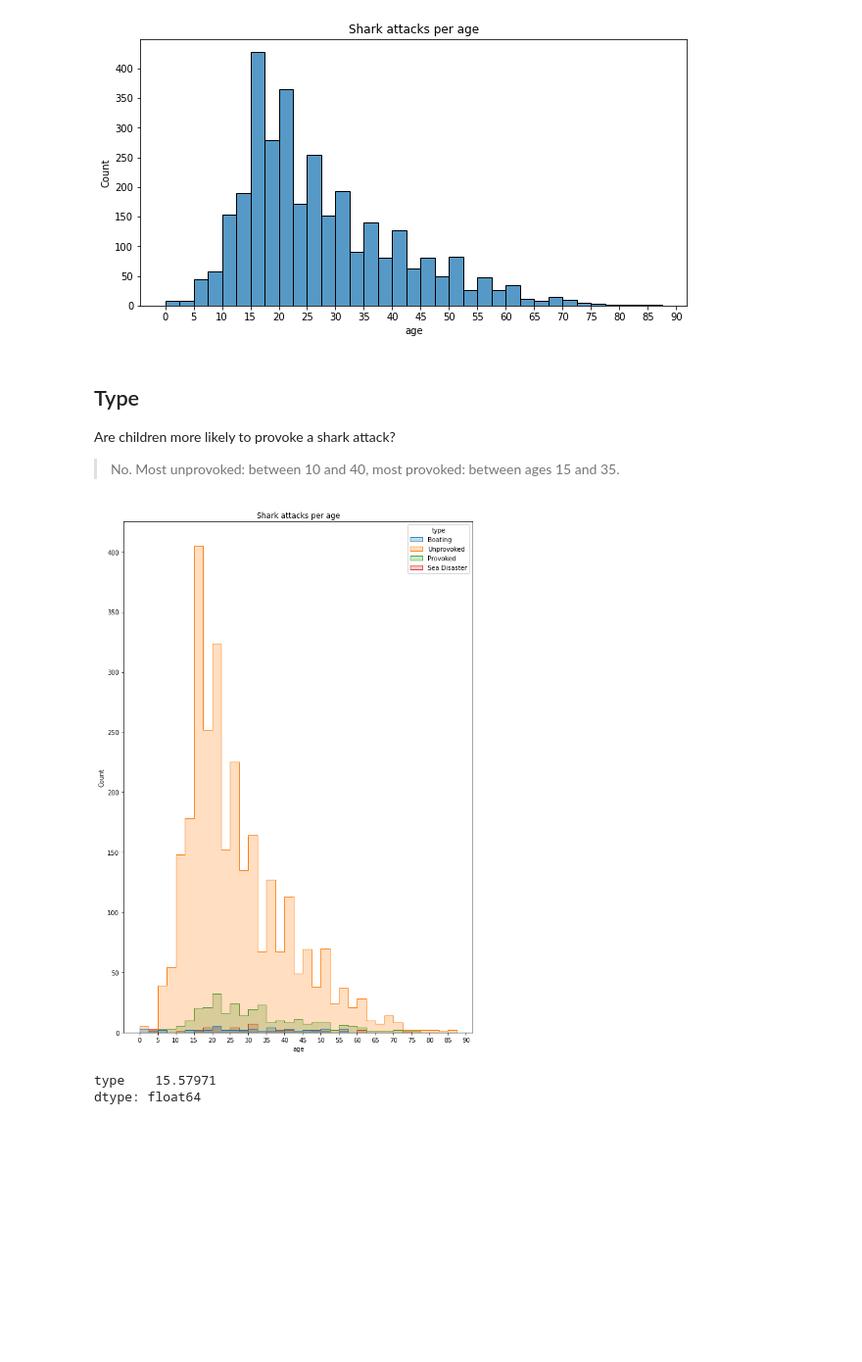
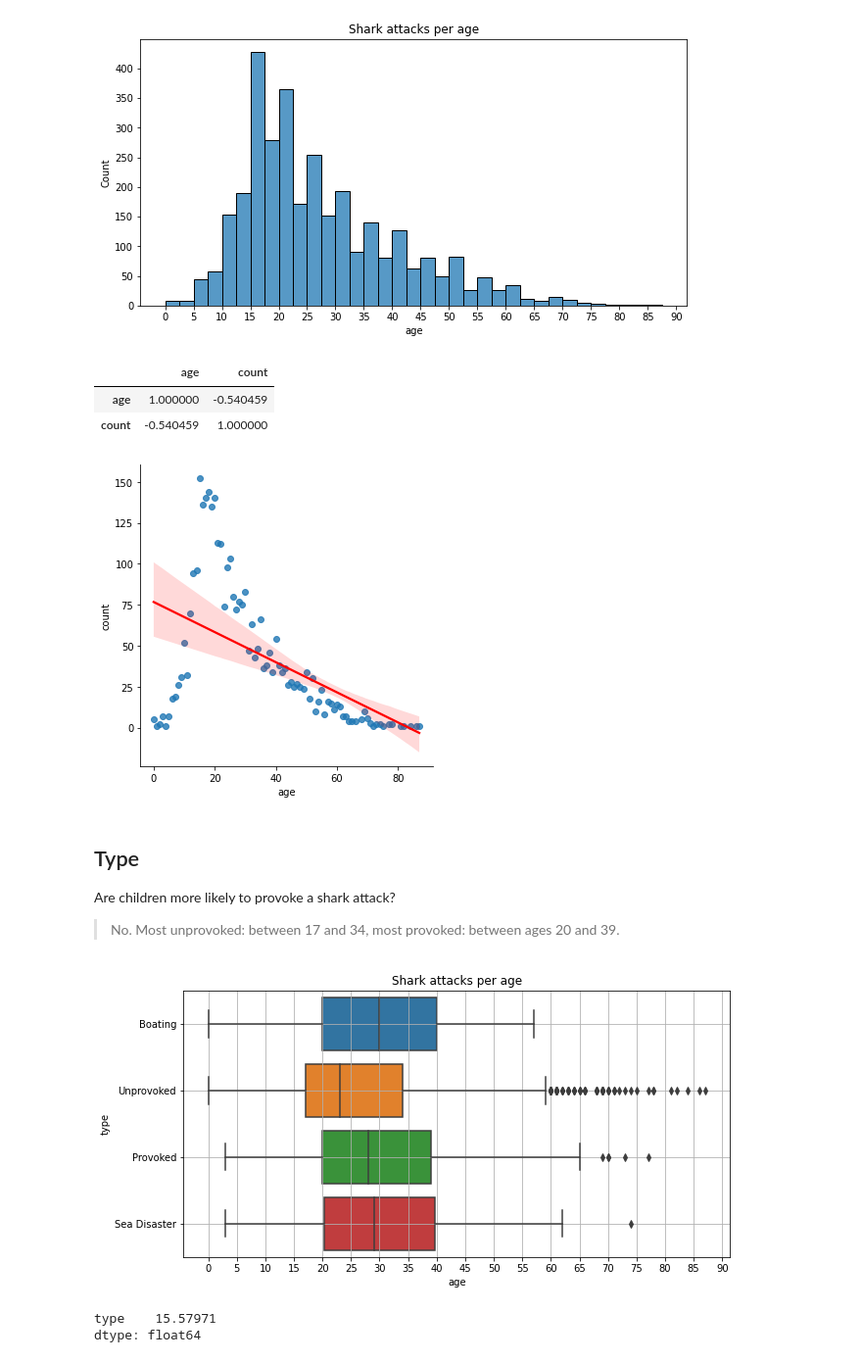
Before and after one commit to TGB85/shark_attacks, a Jupyter notebook: shark_attack.ipynb, the cells around one changed output. Shown: that part at 98% size. Drawn from its saved outputs; the diff is of its cells as text; code cells hidden in the pictures; blank space fills up the shorter version.

```diff
--- a/shark_attack.ipynb
+++ b/shark_attack.ipynb
@@ -231,18 +241,29 @@ ax.set(title='Shark attacks per age')
 plt.show()
 # %% [output]
 [figure]
+# %%
+# relation / correlation
+age_grp = df3.groupby('age')['type'].count().reset_index().rename(columns={'type': 'count'})
+sns.lmplot(data=age_grp, x='age', y='count', line_kws={'color': 'red'})
+age_grp.corr()
+# %% [output]
+|  | age | count |
+| age | 1.000000 | -0.540459 |
+| count | -0.540459 | 1.000000 |
+[figure, added]
 # %% [markdown]
 ## Type
 Are children more likely to provoke a shark attack?
-> No. Most unprovoked: between 10 and 40, most provoked: between ages 15 and 35.
+> No. Most unprovoked: between 17 and 34, most provoked: between ages 20 and 39.
 # %%
-fig, ax = plt.subplots(figsize=(10, 15))
-ax = sns.histplot(data=df3, x='age', hue='type', bins=35, binwidth=2.5, element='step')
+fig, ax = plt.subplots(figsize=(10, 5))
+ax = sns.boxplot(data=df3, x='age', y='type')
 ax.set_xticks(range(0, 91, 5))
 ax.set(title='Shark attacks per age')
+ax.grid(True)
 plt.show()
 # %% [output]
-[figure, old version]
+[figure, new version]
 # %%
 # with child = age under 18, 15.6% of reported shark attacks that were provoked involved children
 sum_child = df3.loc[(df3['age'] < 18) & (df3['type'] == 'Provoked')].groupby('age').count().sum()
```
Also changed, not shown: parts of 7 cells of this notebook.
